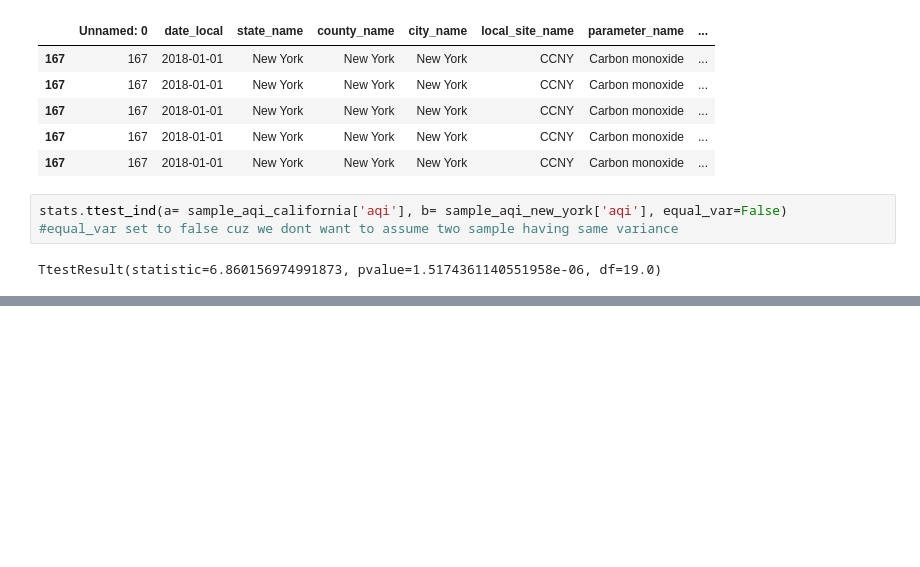
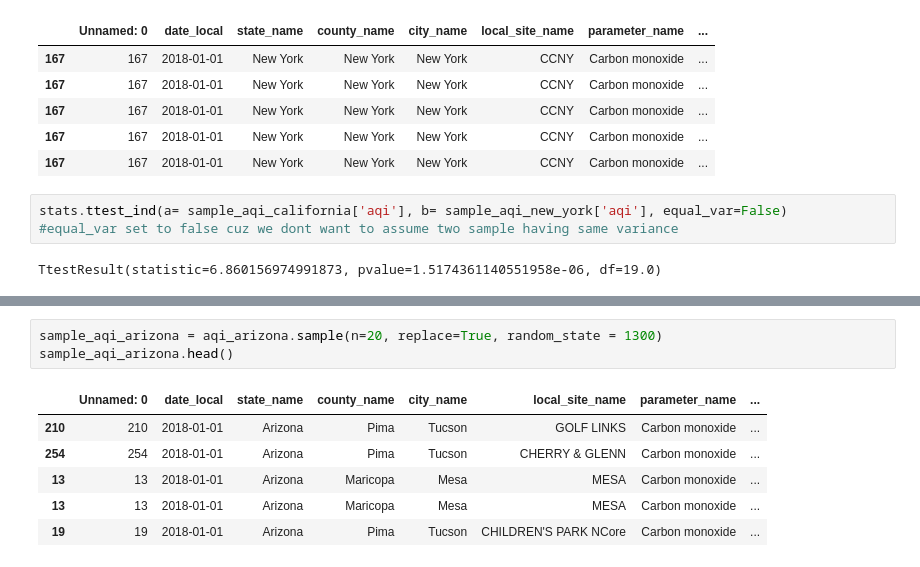
Before and after one commit to Sangamdangal/Statistics, a Jupyter notebook: Activity_hypothesis_testing.ipynb, the cells around one changed output, grey strips where cells are left out. Drawn from its saved outputs; the diff is of its cells as text; blank space fills up the shorter version.

```diff
--- a/Activity_hypothesis_testing.ipynb
+++ b/Activity_hypothesis_testing.ipynb
@@ -107,0 +141,10 @@ TtestResult(statistic=6.860156974991873, pvalue=1.5174361140551958e-06, df=19.0)
+# %%
+sample_aqi_arizona = aqi_arizona.sample(n=20, replace=True, random_state = 1300)
+sample_aqi_arizona.head()
+# %% [output]
+|  | Unnamed: 0 | date_local | state_name | county_name | city_name | local_site_name | parameter_name | ... |
+| 210 | 210 | 2018-01-01 | Arizona | Pima | Tucson | GOLF LINKS | Carbon monoxide | ... |
+| 254 | 254 | 2018-01-01 | Arizona | Pima | Tucson | CHERRY & GLENN | Carbon monoxide | ... |
+| 13 | 13 | 2018-01-01 | Arizona | Maricopa | Mesa | MESA | Carbon monoxide | ... |
+| 13 | 13 | 2018-01-01 | Arizona | Maricopa | Mesa | MESA | Carbon monoxide | ... |
+| 19 | 19 | 2018-01-01 | Arizona | Pima | Tucson | CHILDREN'S PARK NCore | Carbon monoxide | ... |
```
Also changed, not shown: parts of 17 cells of this notebook.
